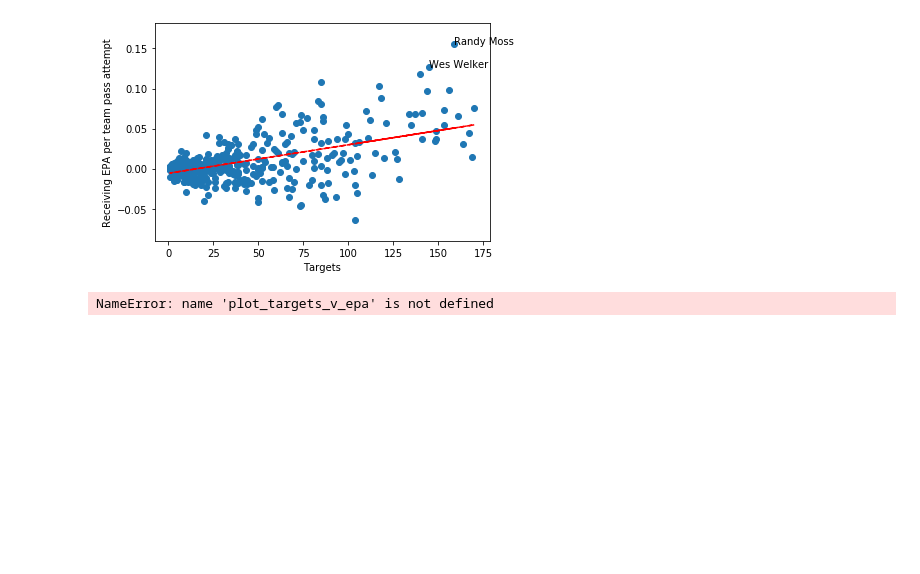
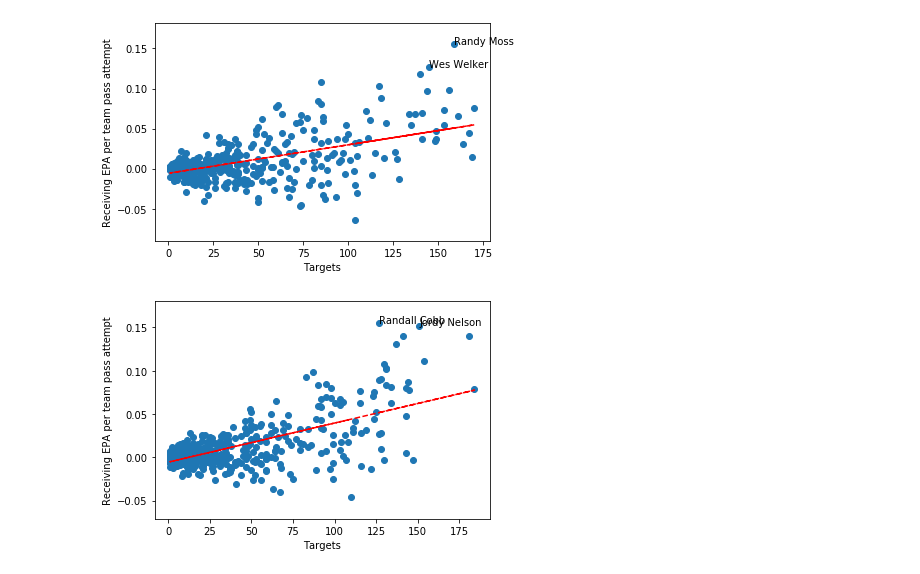
Before and after one commit to luckyprophet5/nfl_projects, a Jupyter notebook: receiver_analysis.ipynb, the cells around one changed output. Saved outputs shown, nothing was run; the diff lists cells and outputs as text; code cells hidden in the pictures; blank space fills up the shorter version.

```diff
--- a/receiver_analysis.ipynb
+++ b/receiver_analysis.ipynb
@@ -226,9 +226,9 @@ plot_targets_v_epa_per_tpa([2007], highlighted_receivers=["Randy Moss", "Wes Wel
 [figure]
 # %%
 # The 2014 Packers pulled it off with Randall Cobb and Jordy Nelson as well.
-plot_targets_v_epa([2014], highlighted_receivers=["Randall Cobb", "Jordy Nelson"])
+plot_targets_v_epa_per_tpa([2014], highlighted_receivers=["Randall Cobb", "Jordy Nelson"])
 # %% [output]
-NameError: name 'plot_targets_v_epa' is not defined
+[figure, added]
 # %%
 # find the epa/team_atts leader of a given year
 def get_best_receiver_of_year(data, year):
```
Also changed, not shown: parts of 5 cells of this notebook.
